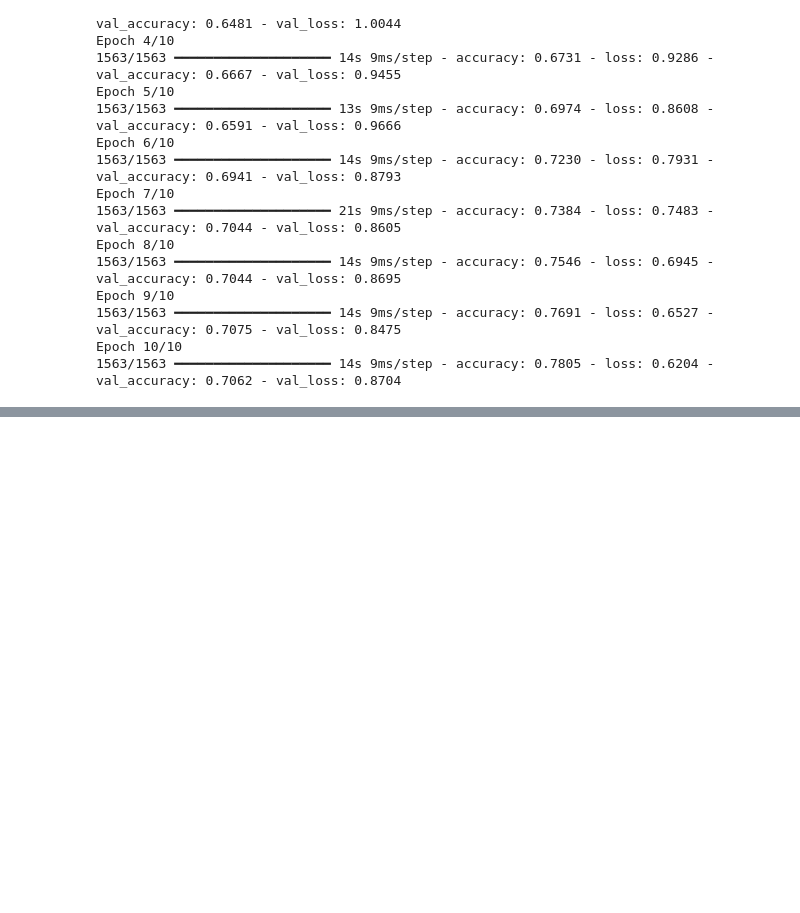
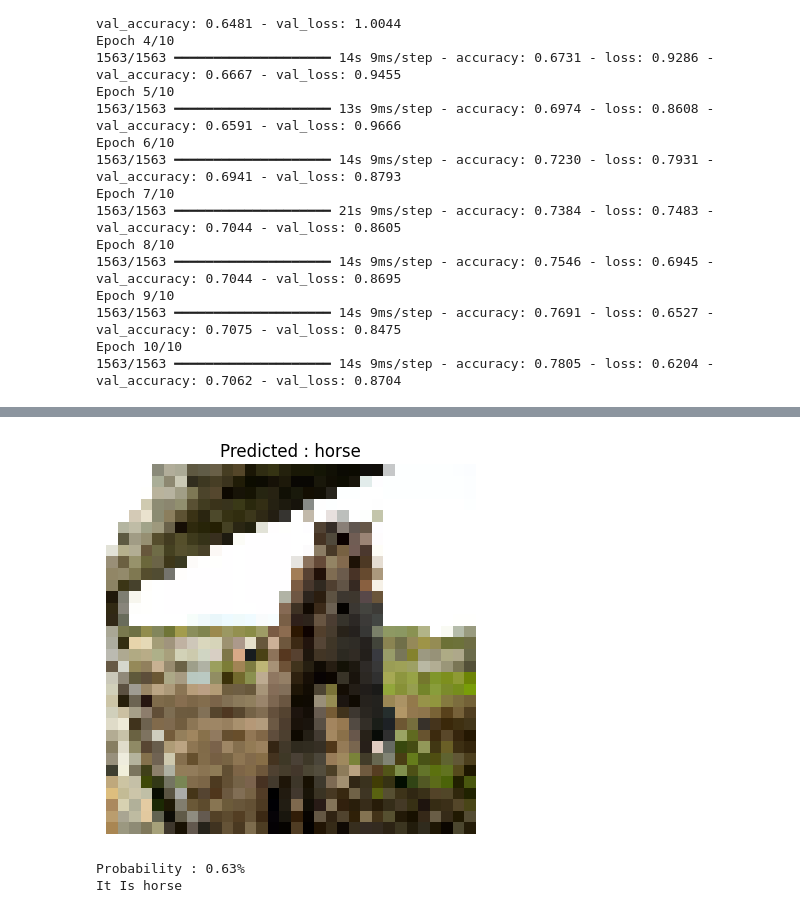
Before and after one commit to IImAriyan/Visual-AI-Projects, a Jupyter notebook: CNN_Project/main.ipynb, the cells around one changed output, grey strips where cells are left out. Saved outputs shown, nothing was run; the diff lists cells and outputs as text; code cells hidden in the pictures; blank space fills up the shorter version.

```diff
--- a/CNN_Project/main.ipynb
+++ b/CNN_Project/main.ipynb
@@ -127,0 +149,3 @@ It Is truck
+# %%
+show_prediction('test/test5.jpg')
+# %% [output]
@@ -127,0 +153,3 @@ It Is truck
+[figure, added]
+Probability : 0.63%
+It Is horse
```
Also changed, not shown: parts of 9 cells of this notebook, 6 other files.
